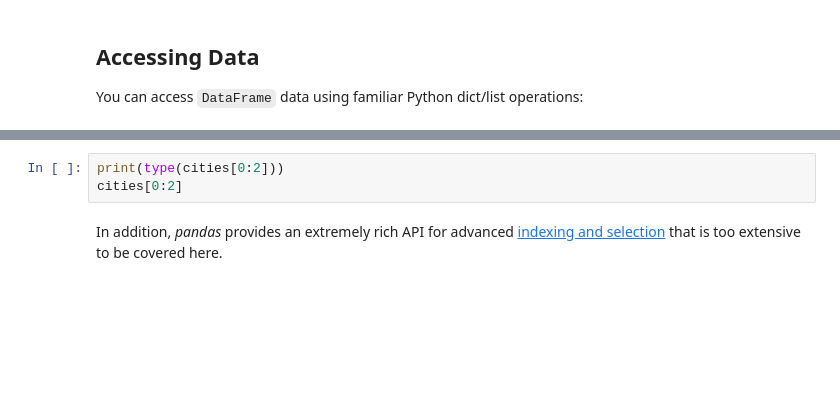
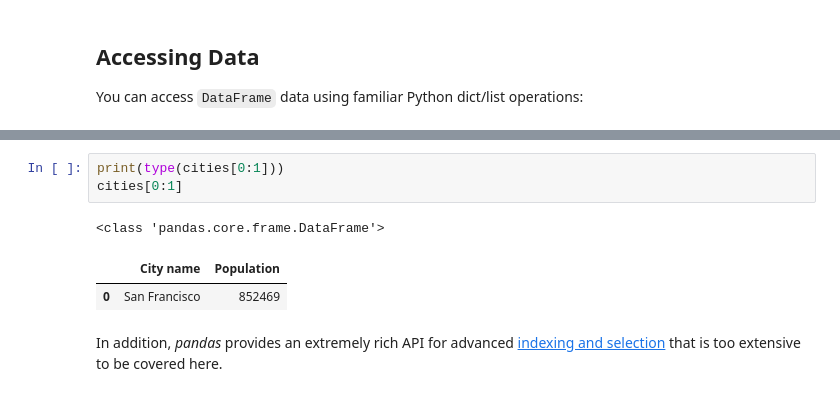
Before and after one commit to shenzhun/machine-learning-prep, a Jupyter notebook: intro_to_pandas.ipynb, the cells around one changed output, grey strips where cells are left out. Drawn from its saved outputs; the diff is of its cells as text; blank space fills up the shorter version.

```diff
--- a/intro_to_pandas.ipynb
+++ b/intro_to_pandas.ipynb
@@ -79,6 +116,10 @@ cities['City name'][1]
 # %%
-print(type(cities[0:2]))
-cities[0:2]
+print(type(cities[0:1]))
+cities[0:1]
+# %% [output]
+<class 'pandas.core.frame.DataFrame'>
+|  | City name | Population |
+| 0 | San Francisco | 852469 |
 # %% [markdown]
 In addition, *pandas* provides an extremely rich API for advanced [indexing and selection](http://pandas.pydata.org/pandas-docs/stable/indexing.html) that is too extensive to be covered here.
 # %% [markdown]
```
Also changed, not shown: parts of 19 cells of this notebook.
